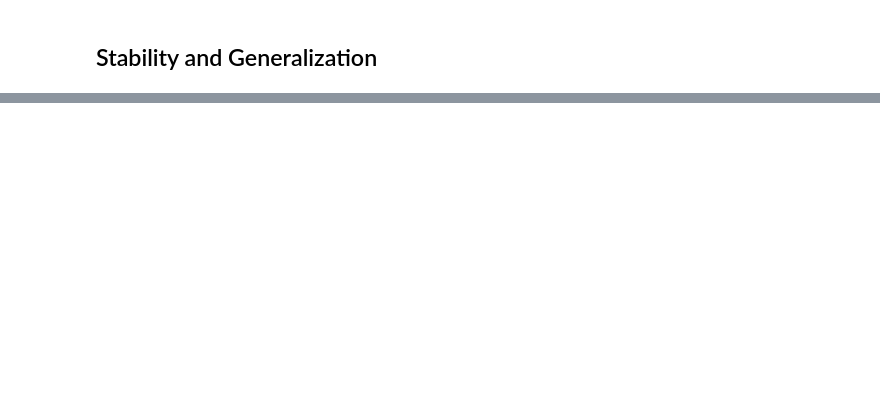
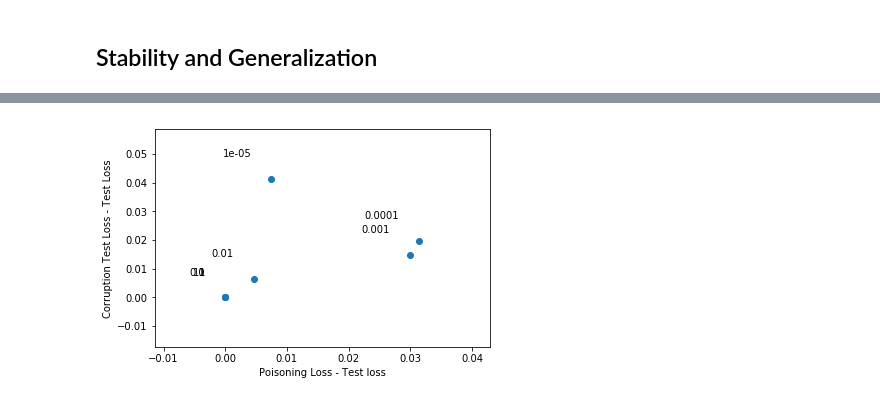
Before and after one commit to AdhyyanNarang/unify, a Jupyter notebook: scripts/Notebooks/corruption_expt.ipynb, the cells around one changed output, grey strips where cells are left out. Cells and saved outputs as stored; diff of their text form; code cells hidden in the pictures; blank space fills up the shorter version.

```diff
--- a/scripts/Notebooks/corruption_expt.ipynb
+++ b/scripts/Notebooks/corruption_expt.ipynb
@@ -81,0 +170,15 @@ compile_train_test(x_train, y_train, x_test, y_test, reg, gaussian_blurring)
+# %%
+diff_acc_lst = [np.abs(x) for x in diff_acc_lst]
+acc_corrupt_lst = [np.abs(x) for x in acc_corrupt_lst]
+
+plt.scatter(diff_acc_lst, acc_corrupt_lst)
+plt.xlabel('Poisoning Loss - Test loss')
+plt.ylabel('Corruption Test Loss - Test Loss')
+for k in range(len(reg_array)):
+    reg_val = reg_array[k]
+    x = diff_acc_lst[k]
+    y = acc_corrupt_lst[k]
+    plt.annotate(reg_val, xy=(x, y), xytext=(-20, 20), textcoords='offset points', ha='right', va='bottom')
+plt.savefig('random_blackwhite_acc.png')
+# %% [output]
+[figure, added]
```
Also changed, not shown: parts of 13 cells of this notebook, 11 other files.
